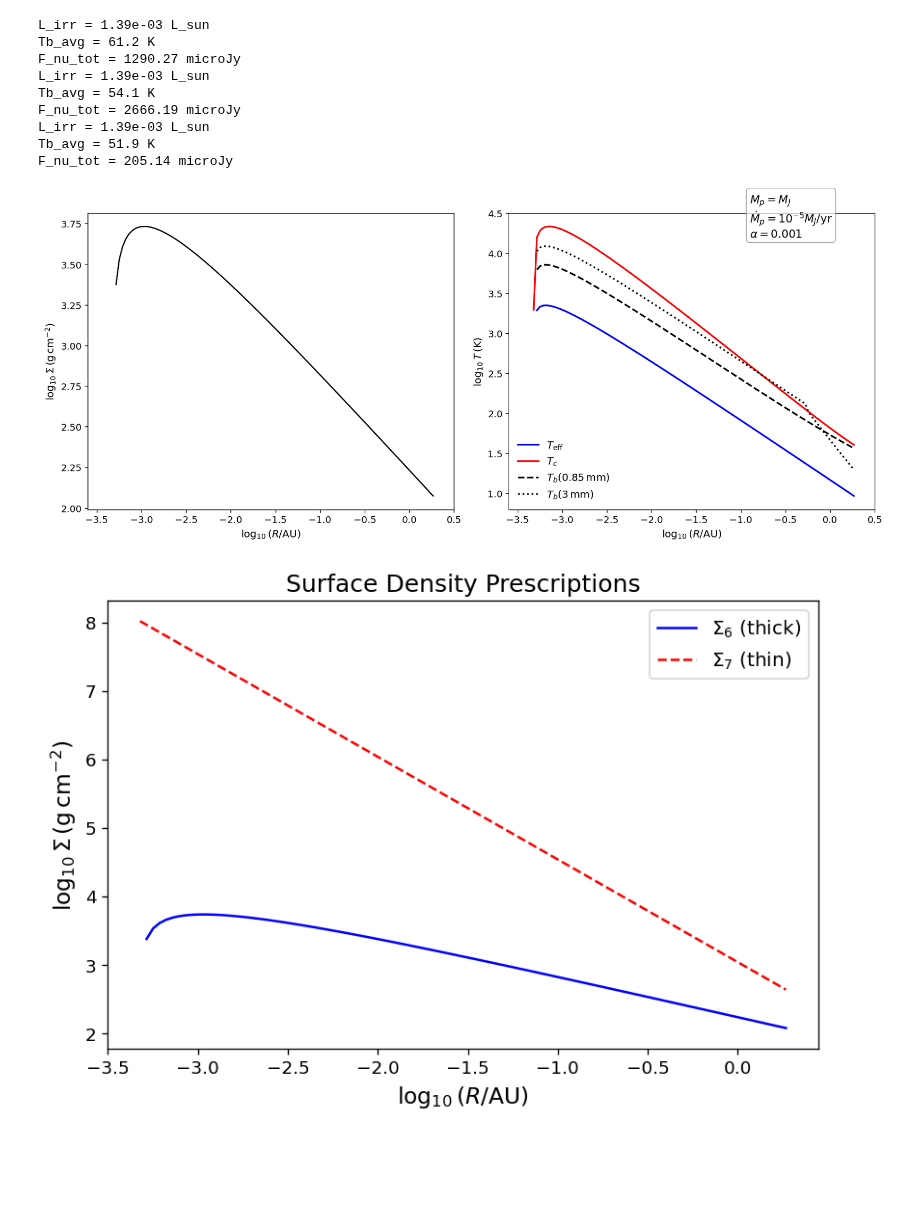
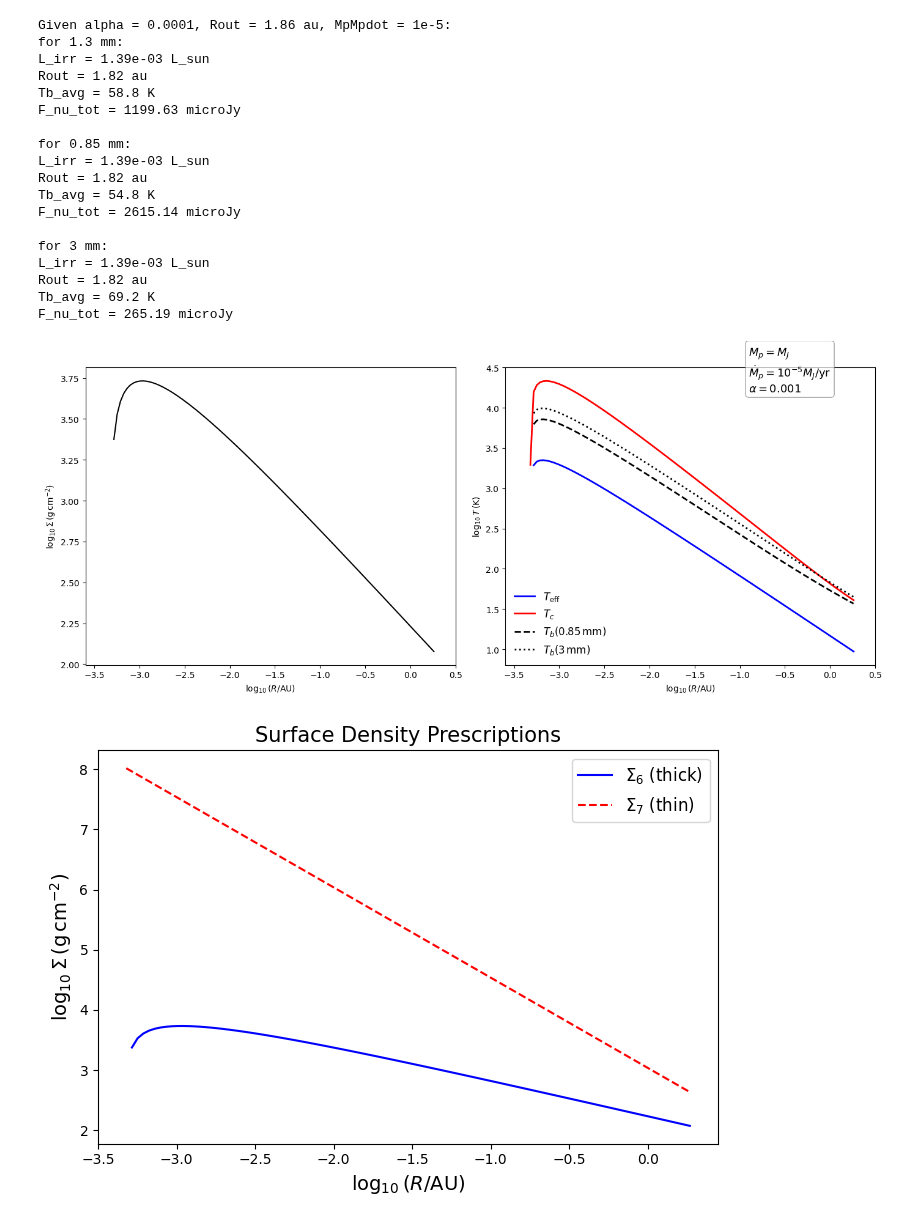
Before and after one commit to VWelke/CPD_MPIA, a Jupyter notebook: CPD_Emission_Models/CPD_Em_2.ipynb, the cells around one changed output. Drawn from its saved outputs; the diff is of its cells as text; code cells hidden in the pictures; blank space fills up the shorter version.

Commit message:
plotted figure 3 and fixed catalog

```diff
--- a/CPD_Emission_Models/CPD_Em_2.ipynb
+++ b/CPD_Emission_Models/CPD_Em_2.ipynb
@@ -14,8 +14,10 @@ R_p = 7.149e9       # Jupiter radius in cm
 AU = 1.496e13       # cm
 
 # Physical constants
+M_sun = 1.989e33
 M_jup = 1.898e30
 R_jup = 7.149e9
-AU = 1.496e13
+#AU = 1.496e13
 sec_per_yr = 3.156e7
+Rgas = 8.314e7  # erg/(mol K)
 # %%
@@ -228,66 +261,66 @@ kappa_mm_dict = {
 # %%
 # Example usage with your parameters
 if __name__ == "__main__":
 
     # Disk parameters
-    Mp = 1.0 * M_jup
-    Mdot = 1e-5 * M_jup / sec_per_yr
+    Mp = 1.0
+    Mdot = 1e-5
     alpha = 1e-3
     kappaR = 10.0
-    Rin = 1.0 * R_jup
-    Rout = 1.85 * AU
+    Rin = 1.0
+    Rout = 1.85
     d = 140
 
     Mp_label = r'$M_p = M_J$'
     Mdot_label = r'$\dot{M}_p = 10^{-5} M_J/\mathrm{yr}$'
-
+    print(f'Given alpha = 0.0001, Rout = 1.86 au, MpMpdot = 1e-5:')
     # Calculate for main wavelength (e.g., 1.3mm)
-    results = calculate_disk_properties(Mp, Mdot, alpha, kappaR, Rin, Rout, d,
-                                       kappa_mm=kappa_mm_dict["1.3mm"], lam_mm=0.13)
+    print(f'for 1.3 mm:')
+    results = calculate_disk_properties(Mp = Mp , Mdot = Mdot, alpha = alpha, kappaR = kappaR, Rin = Rin, rp = 80, d_pc = d,
+                                        lam_mm=1.3)
     # Calculate for 0.85mm
-    results_tb_085 = calculate_disk_properties(Mp, Mdot, alpha, kappaR, Rin, Rout, d,
-                                              kappa_mm=kappa_mm_dict["0.85mm"], lam_mm=0.085)
+    print(f'\nfor 0.85 mm:')
+    results_tb_085 = calculate_disk_properties(Mp = Mp, Mdot = Mdot, alpha = alpha, kappaR = kappaR, Rin = Rin, rp = 80, d_pc = d,
+                                               lam_mm=0.85)
     # Calculate for 3mm
-    results_tb_3 = calculate_disk_properties(Mp, Mdot, alpha, kappaR, Rin, Rout, d,
-                                            kappa_mm=kappa_mm_dict["3mm"], lam_mm=0.3)
+    print(f'\nfor 3 mm:')
+    results_tb_3 = calculate_disk_properties(Mp = Mp, Mdot = Mdot, alpha = alpha, kappaR = kappaR, Rin = Rin, rp = 80, d_pc = d,
+                                             lam_mm=3)
 
     # Plot
     plot_disk_profiles(results, results_tb_085, results_tb_3, alpha, Mp_label, Mdot_label)
 # %% [output]
+Given alpha = 0.0001, Rout = 1.86 au, MpMpdot = 1e-5:
+for 1.3 mm:
 L_irr = 1.39e-03 L_sun
-Tb_avg = 61.2 K
-F_nu_tot = 1290.27 microJy
+Rout = 1.82 au
+Tb_avg = 58.8 K
+F_nu_tot = 1199.63 microJy
+
+for 0.85 mm:
 L_irr = 1.39e-03 L_sun
-Tb_avg = 54.1 K
-F_nu_tot = 2666.19 microJy
+Rout = 1.82 au
+Tb_avg = 54.8 K
+F_nu_tot = 2615.14 microJy
+
+for 3 mm:
 L_irr = 1.39e-03 L_sun
-Tb_avg = 51.9 K
-F_nu_tot = 205.14 microJy
+Rout = 1.82 au
+Tb_avg = 69.2 K
+F_nu_tot = 265.19 microJy
-[figure, old version]
+[figure, new version]
 # %%
 def plot_sigma6_vs_sigma7(Mp, Mdot, alpha, kappaR, Rin, Rout, mu=2.3):
     """
     Plot Sigma6 (optically thick) vs Sigma7 (optically thin) as a function of radius.
 
-    Parameters
-    ----------
-    Mp : float
-        Planet mass (g)
-    Mdot : float
-        Accretion rate (g/s)
-    alpha : float
-        Viscosity parameter
-    kappaR : float
-        Rosseland opacity (cm^2/g)
-    Rin : float
-        Inner radius (cm)
-    Rout : float
-        Outer radius (cm)
-    mu : float
-        Mean molecular weight
     """
-    Rgas = 8.314e7  # erg/(mol K)
-    AU = 1.496e13   # cm
+    Mp = Mp * M_jup
+    Mdot = Mdot * M_jup / sec_per_yr
+    Rin = Rin * R_jup
+    Rout = Rout * AU
+
+
 
     R = np.geomspace(Rin, Rout, 100)
     # Sigma6 (optically thick)
@@ -312,7 +345,7 @@ def plot_sigma6_vs_sigma7(Mp, Mdot, alpha, kappaR, Rin, Rout, mu=2.3):
     plt.tight_layout()
     plt.show()
 
-plot_sigma6_vs_sigma7(Mp, Mdot, alpha, kappaR, Rin, Rout)
+plot_sigma6_vs_sigma7(1, 1e-5, 1e-3, 10, 1, 1.85)
 # %% [output]
-[figure, old version]
+[figure, new version]
 # %%
```
Also changed, not shown: parts of 6 cells of this notebook, 1 other file.
